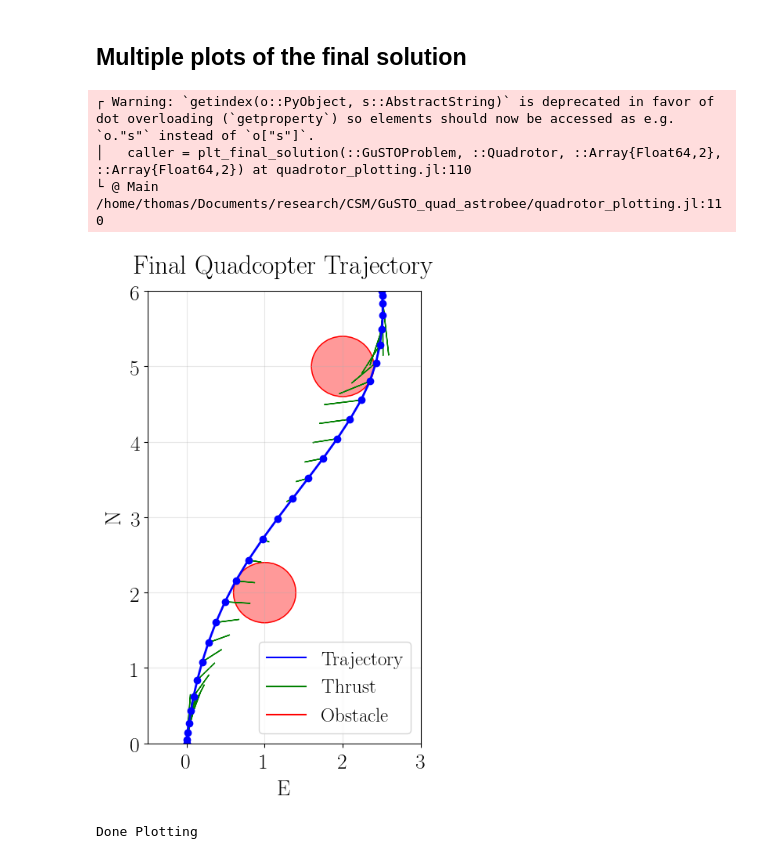
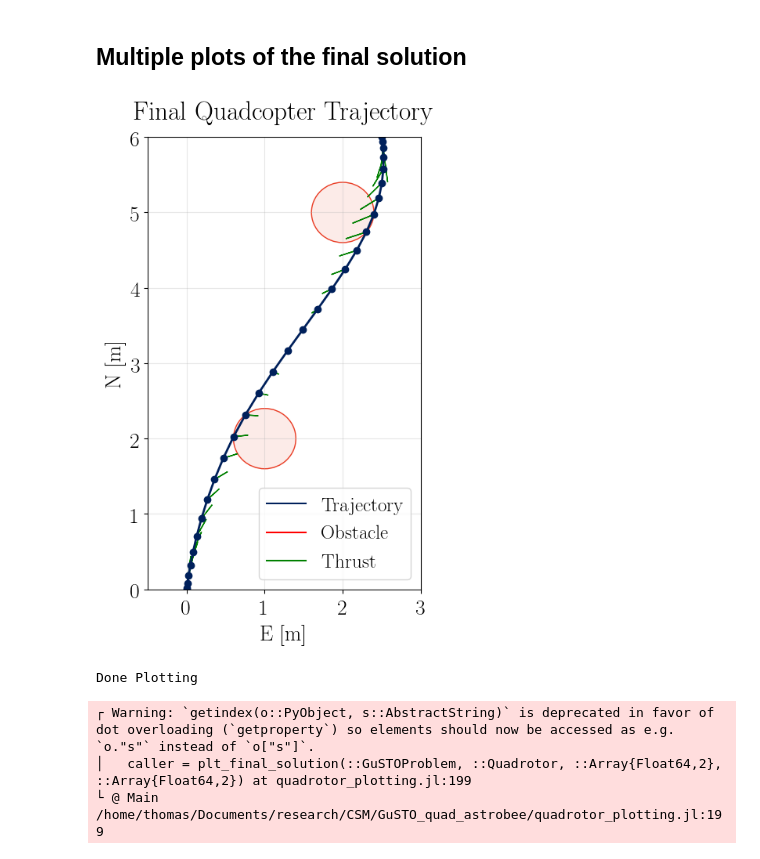
Before and after one commit to StanfordASL/GuSTO_quad_astrobee, a Jupyter notebook: quadrotor_CSM.ipynb, the cells around one changed output. Saved outputs shown, nothing was run; the diff lists cells and outputs as text; code cells hidden in the pictures.

```diff
--- a/quadrotor_CSM.ipynb
+++ b/quadrotor_CSM.ipynb
@@ -173,12 +178,13 @@ Done Plotting
 # %% [markdown]
 ## Multiple plots of the final solution
 # %%
+include("quadrotor_plotting.jl")
 plt_final_solution(SCPproblem, model, X_all[end], U_all[end])
 print("Done Plotting")
 # %% [output]
+[figure, new version]
-┌ Warning: `getindex(o::PyObject, s::AbstractString)` is deprecated in favor of dot overloading (`getproperty`) so elements should now be accessed as e.g. `o."s"` instead of `o["s"]`.
-│   caller = plt_final_solution(::GuSTOProblem, ::Quadrotor, ::Array{Float64,2}, ::Array{Float64,2}) at quadrotor_plotting.jl:110
-└ @ Main /home/thomas/Documents/research/CSM/GuSTO_quad_astrobee/quadrotor_plotting.jl:110
+Done Plotting
-[figure, old version]
-Done Plotting
+┌ Warning: `getindex(o::PyObject, s::AbstractString)` is deprecated in favor of dot overloading (`getproperty`) so elements should now be accessed as e.g. `o."s"` instead of `o["s"]`.
+│   caller = plt_final_solution(::GuSTOProblem, ::Quadrotor, ::Array{Float64,2}, ::Array{Float64,2}) at quadrotor_plotting.jl:199
+└ @ Main /home/thomas/Documents/research/CSM/GuSTO_quad_astrobee/quadrotor_plotting.jl:199
 # %%
```
Also changed, not shown: parts of 5 cells of this notebook, 20 other files.
